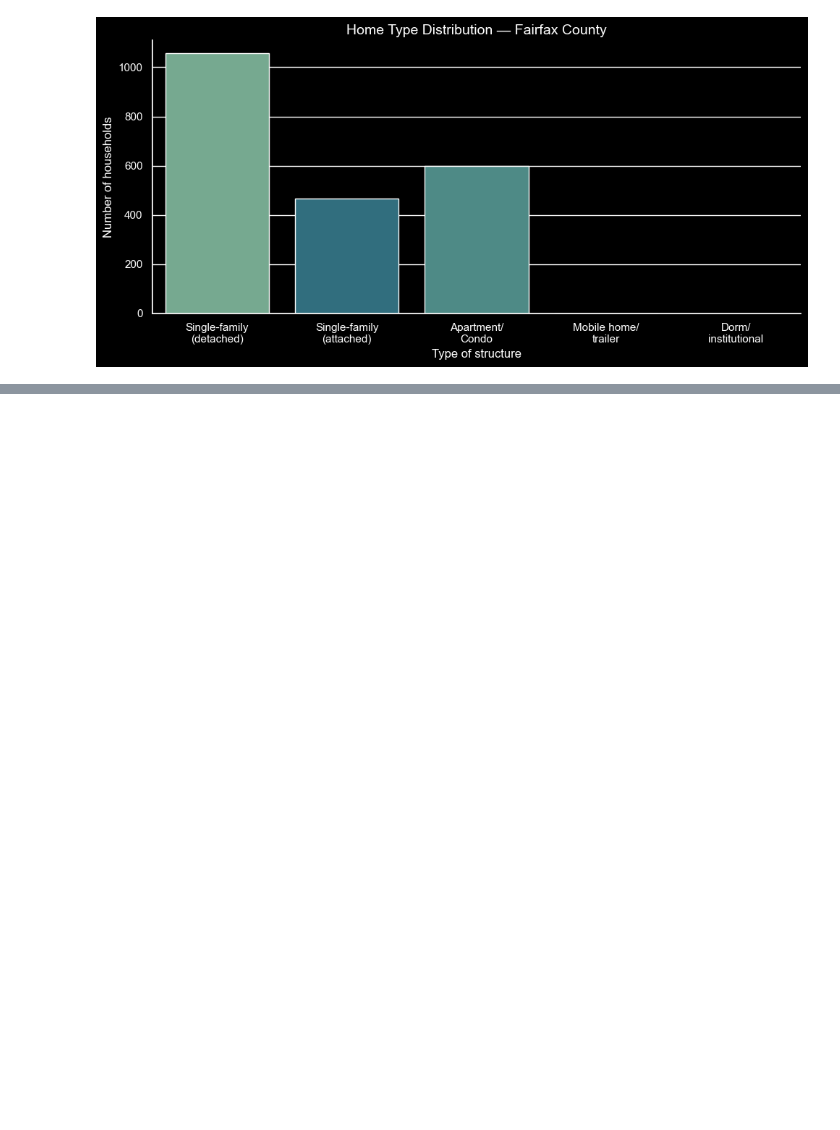
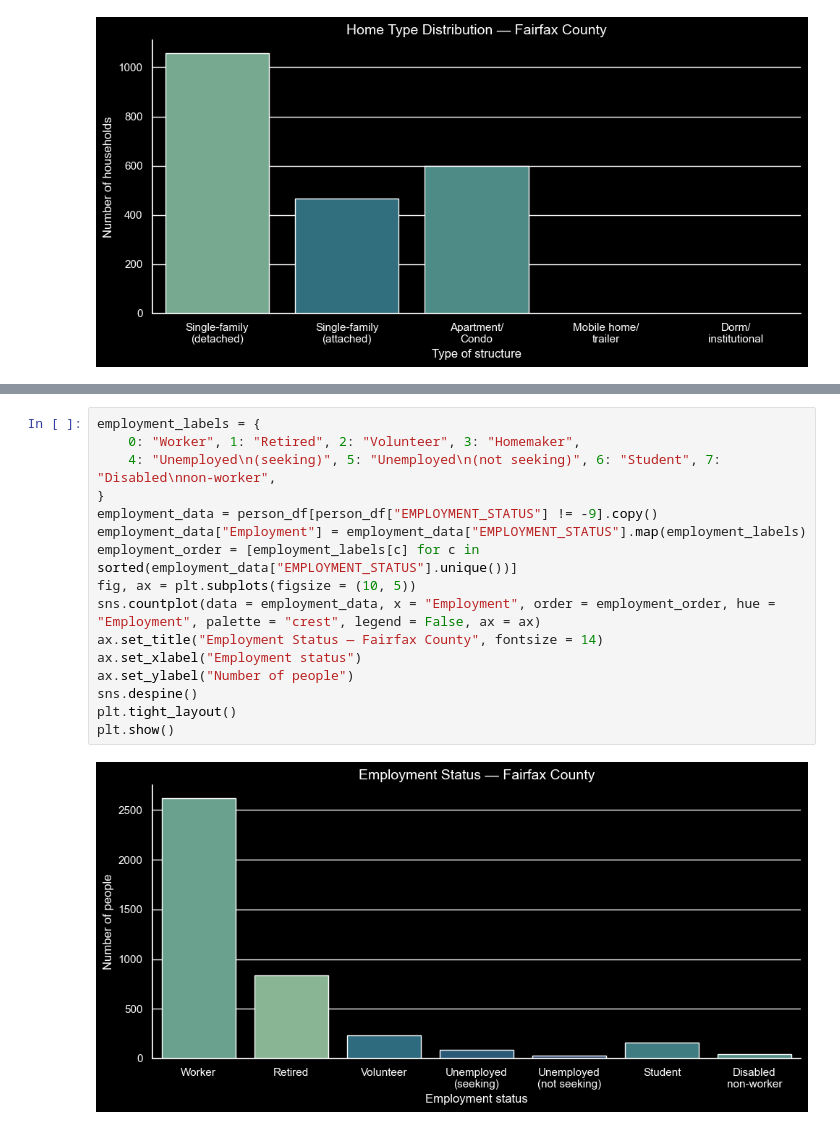
Before and after one commit to pengu-rengu/ev_digital_city, a Jupyter notebook: notebooks/initial_analysis.ipynb, the cells around one changed output, grey strips where cells are left out. Cells and saved outputs as stored; diff of their text form; blank space fills up the shorter version.

```diff
--- a/notebooks/initial_analysis.ipynb
+++ b/notebooks/initial_analysis.ipynb
@@ -175,0 +228,18 @@ plt.show()
+# %%
+employment_labels = {
+    0: "Worker", 1: "Retired", 2: "Volunteer", 3: "Homemaker",
+    4: "Unemployed\n(seeking)", 5: "Unemployed\n(not seeking)", 6: "Student", 7: "Disabled\nnon-worker",
+}
+employment_data = person_df[person_df["EMPLOYMENT_STATUS"] != -9].copy()
+employment_data["Employment"] = employment_data["EMPLOYMENT_STATUS"].map(employment_labels)
+employment_order = [employment_labels[c] for c in sorted(employment_data["EMPLOYMENT_STATUS"].unique())]
+fig, ax = plt.subplots(figsize = (10, 5))
+sns.countplot(data = employment_data, x = "Employment", order = employment_order, hue = "Employment", palette = "crest", legend = False, ax = ax)
+ax.set_title("Employment Status — Fairfax County", fontsize = 14)
+ax.set_xlabel("Employment status")
+ax.set_ylabel("Number of people")
+sns.despine()
+plt.tight_layout()
+plt.show()
+# %% [output]
+[figure, added]
```
Also changed, not shown: parts of 13 cells of this notebook.
